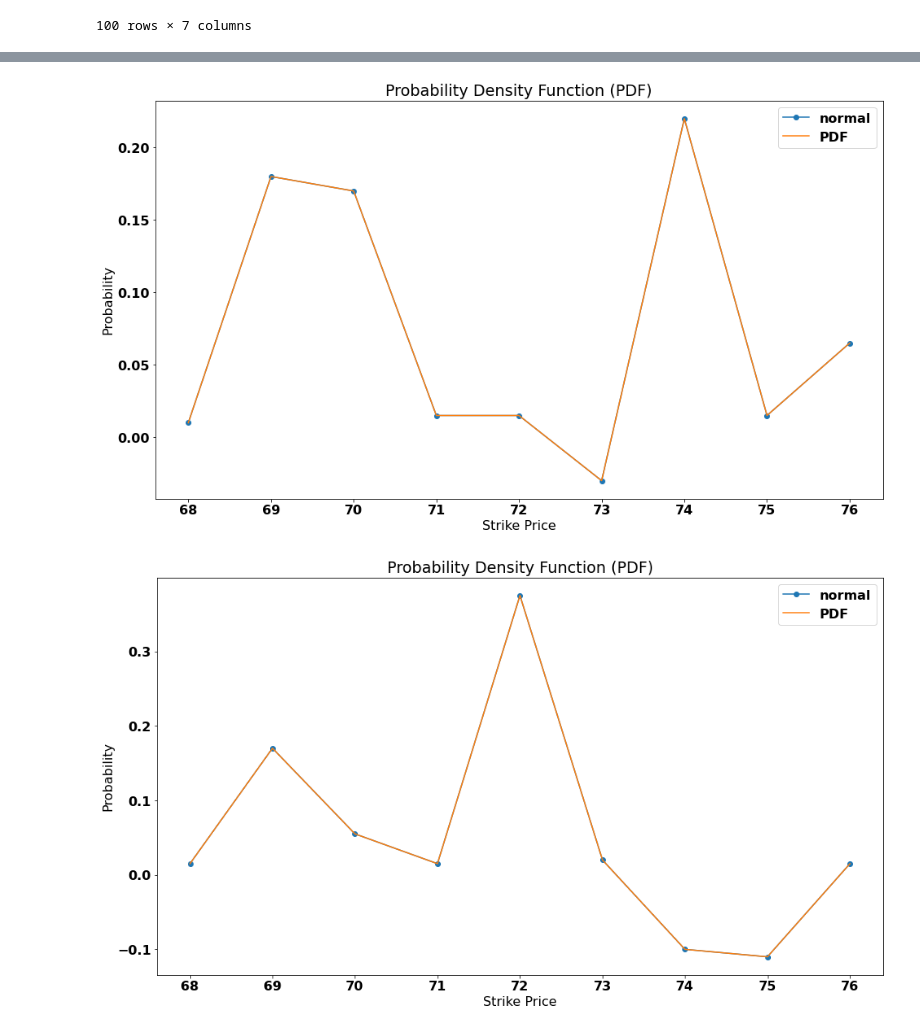
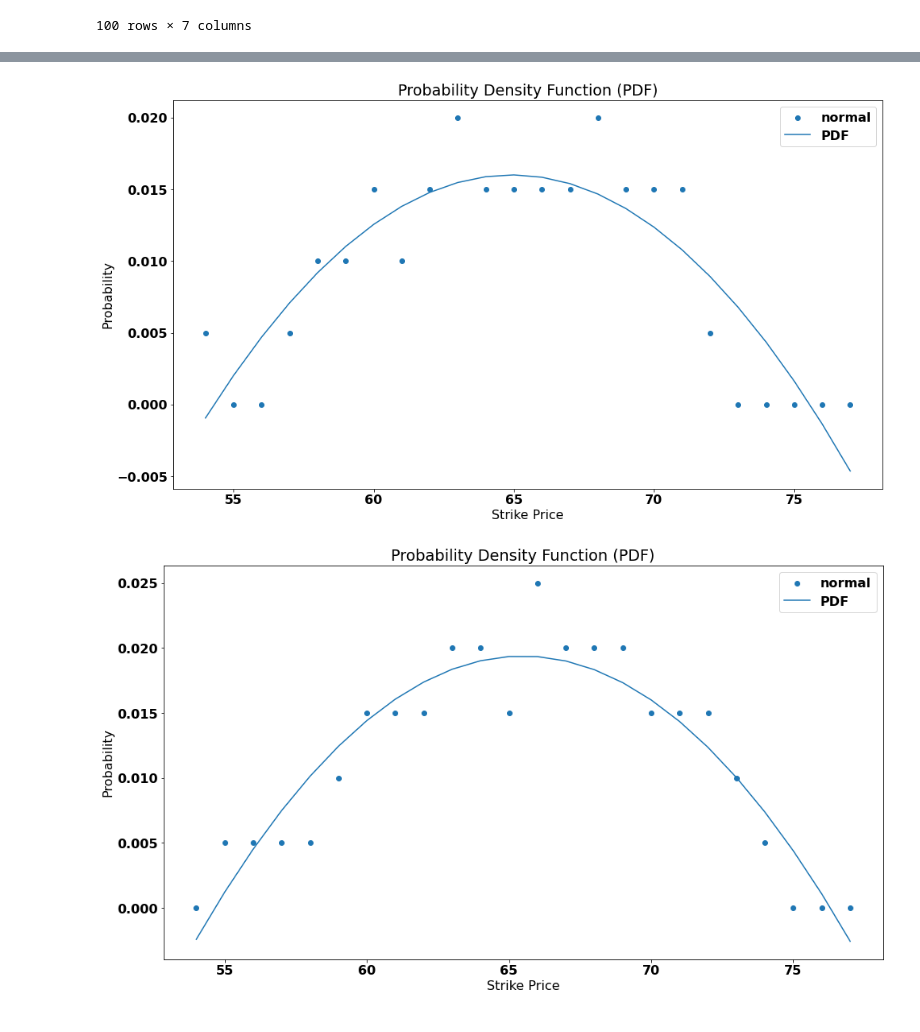
Before and after one commit to mfaldet/Stock-Evaluation, a Jupyter notebook: Option Trading/option_implied_probability.ipynb, the cells around one changed output, grey strips where cells are left out. Cells and saved outputs as stored; diff of their text form; code cells hidden in the pictures.

```diff
--- a/Option Trading/option_implied_probability.ipynb
+++ b/Option Trading/option_implied_probability.ipynb
@@ -143,8 +143,13 @@ def get_probs(df, strikes_name, prices_name, commodity):
             c_probs = probs
         elif t=='Put':
             p_probs = probs
-    return(c_probs, p_probs)
+    # Merge data
+    c_probs['Type']='Call'
+    p_probs['Type']='Put'
+    sbo_probs = pd.concat([c_probs,p_probs], ignore_index=True)
+    return(sbo_probs)
 
 # Filter Call Strikes and Prices
-c_sbo, p_sbo = get_probs(sbo, 'Strike Price', 'Last', 'Soybean Oil')
+sbo_probs = get_probs(sbo, 'Strike Price', 'Last', 'Soybean Oil')
+sbo_probs
 # %% [output]
@@ -153,6 +170,0 @@ c_sbo, p_sbo = get_probs(sbo, 'Strike Price', 'Last', 'Soybean Oil')
-# %%
-# Merge data [optional]
-c_sbo['Type']='Call'
-p_sbo['Type']='Put'
-sbo_probs = pd.concat([c_sbo,p_sbo], ignore_index=True)
-sbo_probs
@@ -177,5 +170,0 @@ sbo_probs
-# %%
-#keepers = filter(lambda n: n == n.astype(int), c_sbo['Strike Price'])
-#df=c_sbo[c_sbo['Strike Price'] == keepers]
-df = c_sbo[c_sbo['Strike Price'] == c_sbo['Strike Price'].astype(int)]
-df
@@ -193,45 +171,45 @@ df
 # %%
 def get_pdf(df, remove_outliers=True, derivatives=0):
+    if remove_outliers:
+            # Remove Outliers
+            df = df[df['Strike Price'] == df['Strike Price'].astype(int)]
+
     # Calcuate for Call and/or Put
     for t in df.Type.unique():
         dfo = df[df.Type == t]
 
-        if remove_outliers:
-            # Remove Outliers
-            dfo = dfo[dfo['Strike Price'] == dfo['Strike Price'].astype(int)]
-
         # Calculate Cubic Spline
         x = dfo['Strike Price']
         y = dfo['Probability']
-        from scipy.interpolate import CubicSpline
-        cs = CubicSpline(x, y)
-        pdf = cs(x)
-        #pdf = y.interpolate(method='cubicspline')
-        #print('Polynomial Coefficients:\n',cs.c)
+
+        from sklearn.preprocessing import PolynomialFeatures
+        polynomial_features= PolynomialFeatures(degree=2)
+        import numpy as np
+        xp = polynomial_features.fit_transform(np.array(x).reshape(-1,1))
+        import statsmodels.api as sm
+        model = sm.OLS(y, xp).fit()
+        pdf = model.predict(xp)
 
         # Plot
         import matplotlib.pyplot as plt
-        plt.plot(x, y, marker='o', label='normal')
+        plt.scatter(x, y, marker='o', label='normal')
         plt.plot(x, pdf, label='PDF')
-        if derivatives >= 1:
-            plt.plot(x, cs(x, 1), label="PDF'")
-        if derivatives >= 2:
-            plt.plot(x, cs(x, 2), label="PDF''")
-        if derivatives == 3:
-            plt.plot(x, cs(x, 3), label="PDF'''")
         plt.legend()
         plt.title('Probability Density Function (PDF)')
         plt.xlabel('Strike Price')
         plt.ylabel('Probability')
         plt.show()
 
         if t=='Call':
             c_pdf = pdf
         elif t=='Put':
             p_pdf = pdf
-    return(c_pdf, p_pdf)
+    dfi = pd.DataFrame({'Strike Price':x, 'Call PDF':c_pdf, 'Put PDF':p_pdf})
+    df.merge(dfi, 'left')
+    return(df)
 
 sbo_pdf = get_pdf(sbo_probs, True)
+sbo_pdf
 # %% [output]
-[figure, old version]
+[figure, new version]
-[figure, old version]
+[figure, new version]
```
Also changed, not shown: parts of 4 cells of this notebook.
